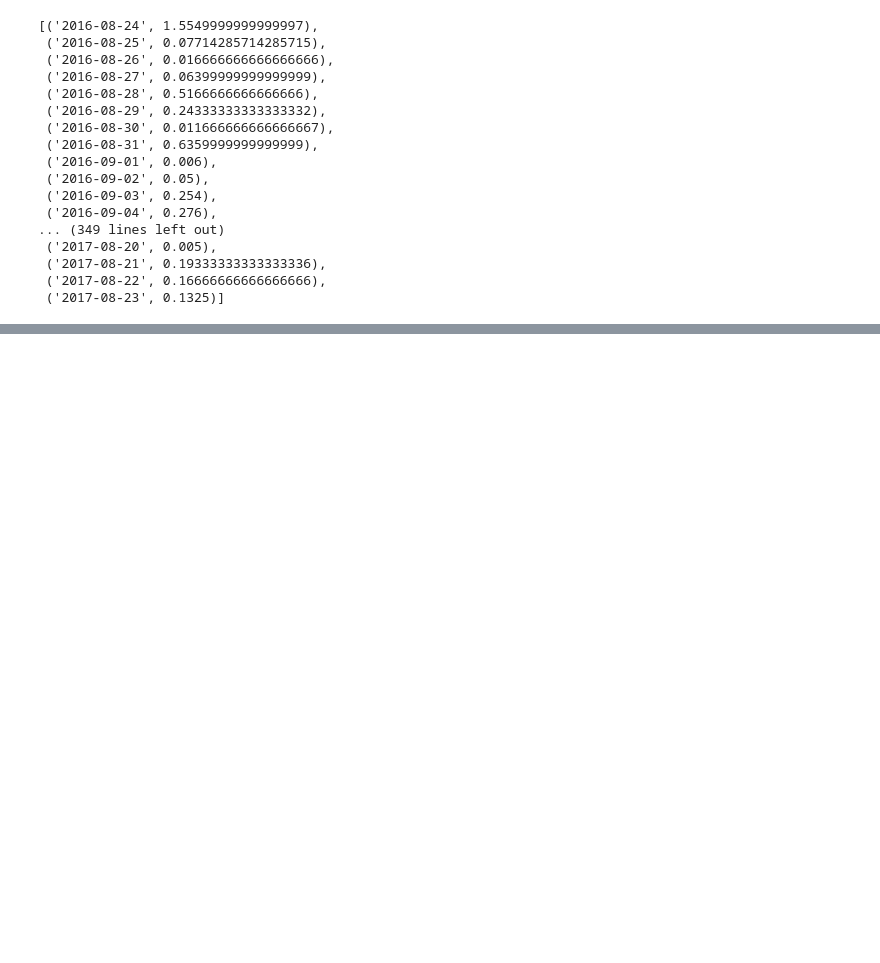
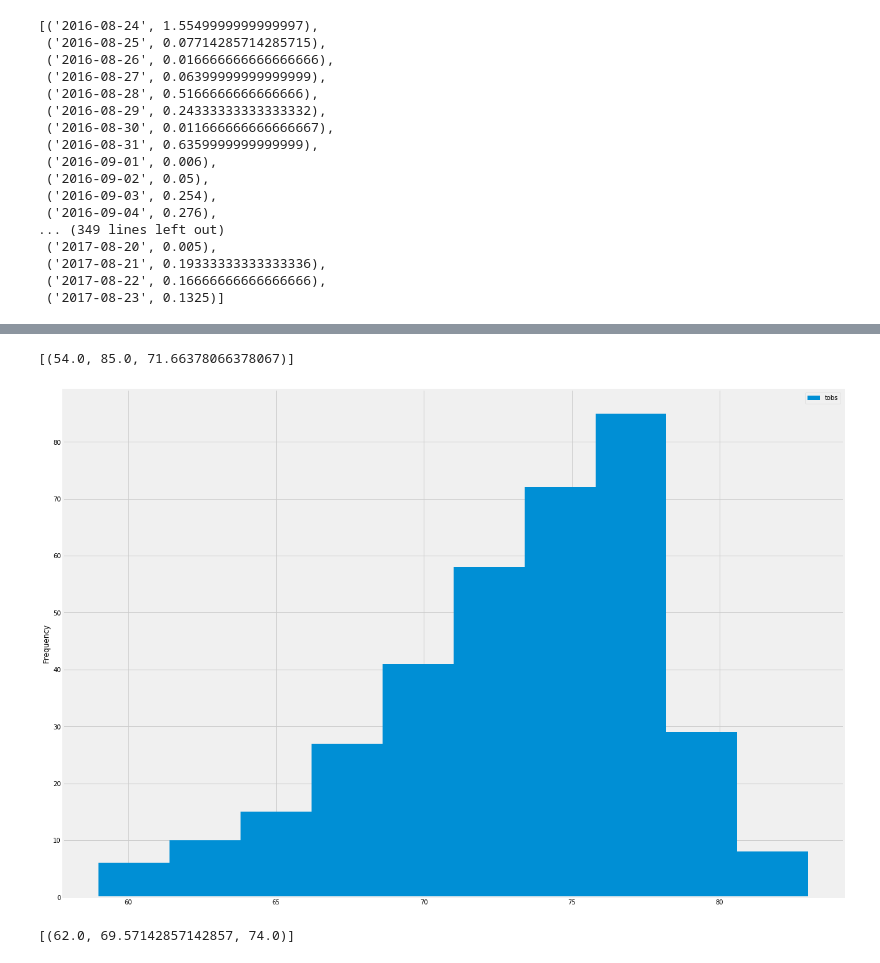
Before and after one commit to timraynor80/sqlalchemy-challenge, a Jupyter notebook: sqlalchemy-challenge.ipynb, the cells around one changed output, grey strips where cells are left out. Cells and saved outputs as stored; diff of their text form; code cells hidden in the pictures; blank space fills up the shorter version.

```diff
--- a/sqlalchemy-challenge.ipynb
+++ b/sqlalchemy-challenge.ipynb
@@ -139,0 +189,7 @@ precipitation
+# %%
+# What are the most active stations? (i.e. what stations have the most rows)?
+# List the stations and the counts in descending order.
+most_active_stations = session.query(Measurement.station, func.count(Measurement.station)).\
+                            group_by(Measurement.station).\
+                            order_by(func.count(Measurement.station).desc()).all()
+most_active_stations
@@ -139,0 +206,42 @@ precipitation
+# %%
+# Using the station id from the previous query, calculate the lowest temperature recorded,
+# highest temperature recorded, and average temperature of the most active station?
+most_active_station = most_active_stations[0][0]
+most_active_station_stats = session.query(func.min(Measurement.tobs), func.max(Measurement.tobs), func.avg(Measurement.tobs)).\
+                                 filter(Measurement.station == most_active_station).all()
+most_active_station_stats
+# %% [output]
+[(54.0, 85.0, 71.66378066378067)]
+# %%
+# Choose the station with the highest number of temperature observations.
+# Query the last 12 months of temperature observation data for this station and plot the results as a histogram
+most_active_station_latest_year = session.query(Measurement.station, Measurement.tobs).\
+                                        filter(Measurement.station == most_active_station).\
+                                        filter(Measurement.date >= one_year_prior).all()
+most_active_station_latest_year_df = pd.DataFrame(most_active_station_latest_year)
+most_active_station_latest_year_df.set_index('station', inplace=True)
+ax = most_active_station_latest_year_df.plot(kind='hist', figsize=(20,15))
+plt.savefig('MostActiveStationTempHistogram.png')
+# %% [output]
+[figure, added]
+# %%
+# This function called `calc_temps` will accept start date and end date in the format '%Y-%m-%d'
+# and return the minimum, average, and maximum temperatures for that range of dates
+def calc_temps(start_date, end_date):
+    """TMIN, TAVG, and TMAX for a list of dates.
+
+    Args:
+        start_date (string): A date string in the format %Y-%m-%d
+        end_date (string): A date string in the format %Y-%m-%d
+
+    Returns:
+        TMIN, TAVE, and TMAX
+    """
+
+    return session.query(func.min(Measurement.tobs), func.avg(Measurement.tobs), func.max(Measurement.tobs)).\
+        filter(Measurement.date >= start_date).filter(Measurement.date <= end_date).all()
+
+# function usage example
+print(calc_temps('2012-02-28', '2012-03-05'))
+# %% [output]
+[(62.0, 69.57142857142857, 74.0)]
```
Also changed, not shown: parts of 7 cells of this notebook, 2 other files.
